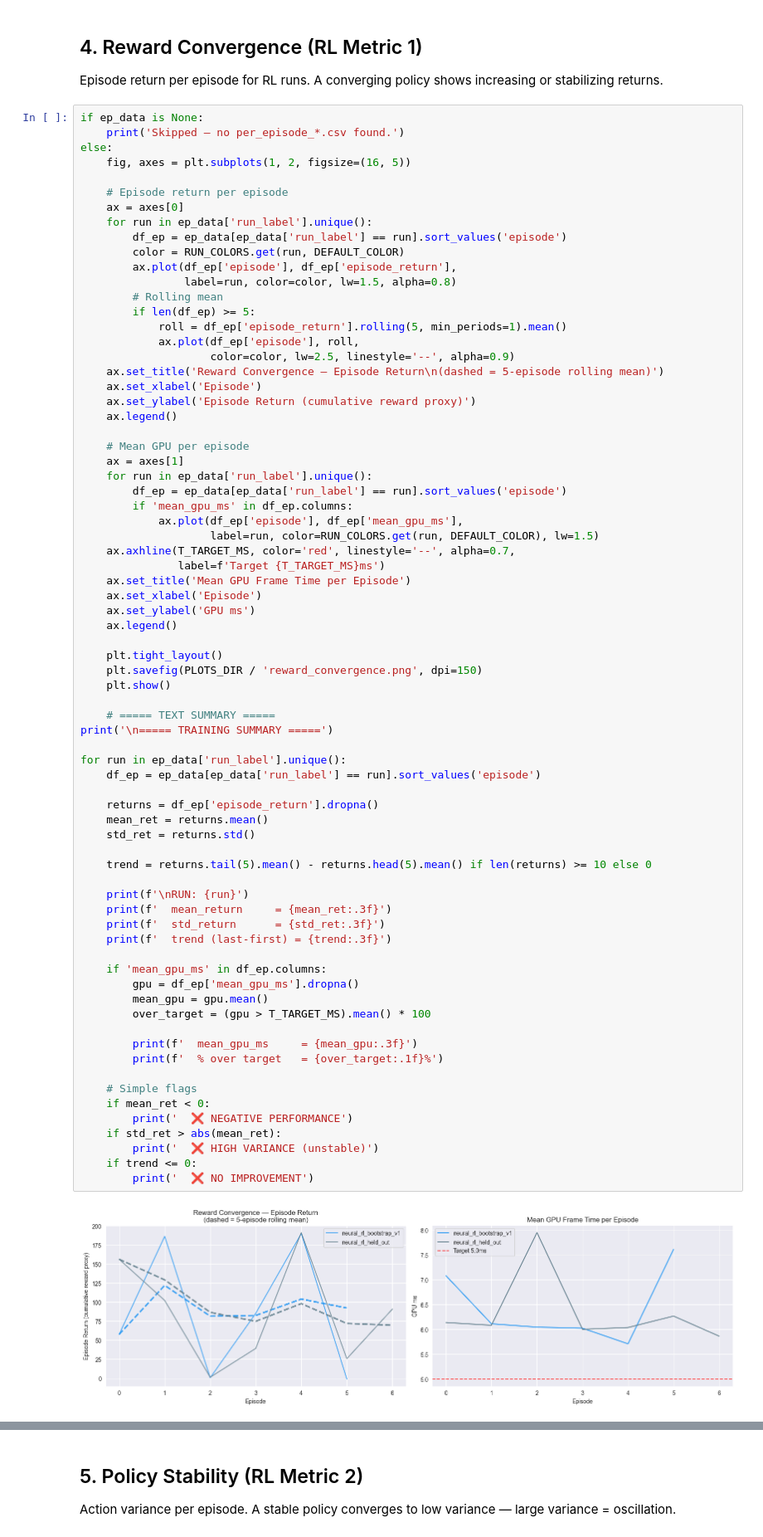
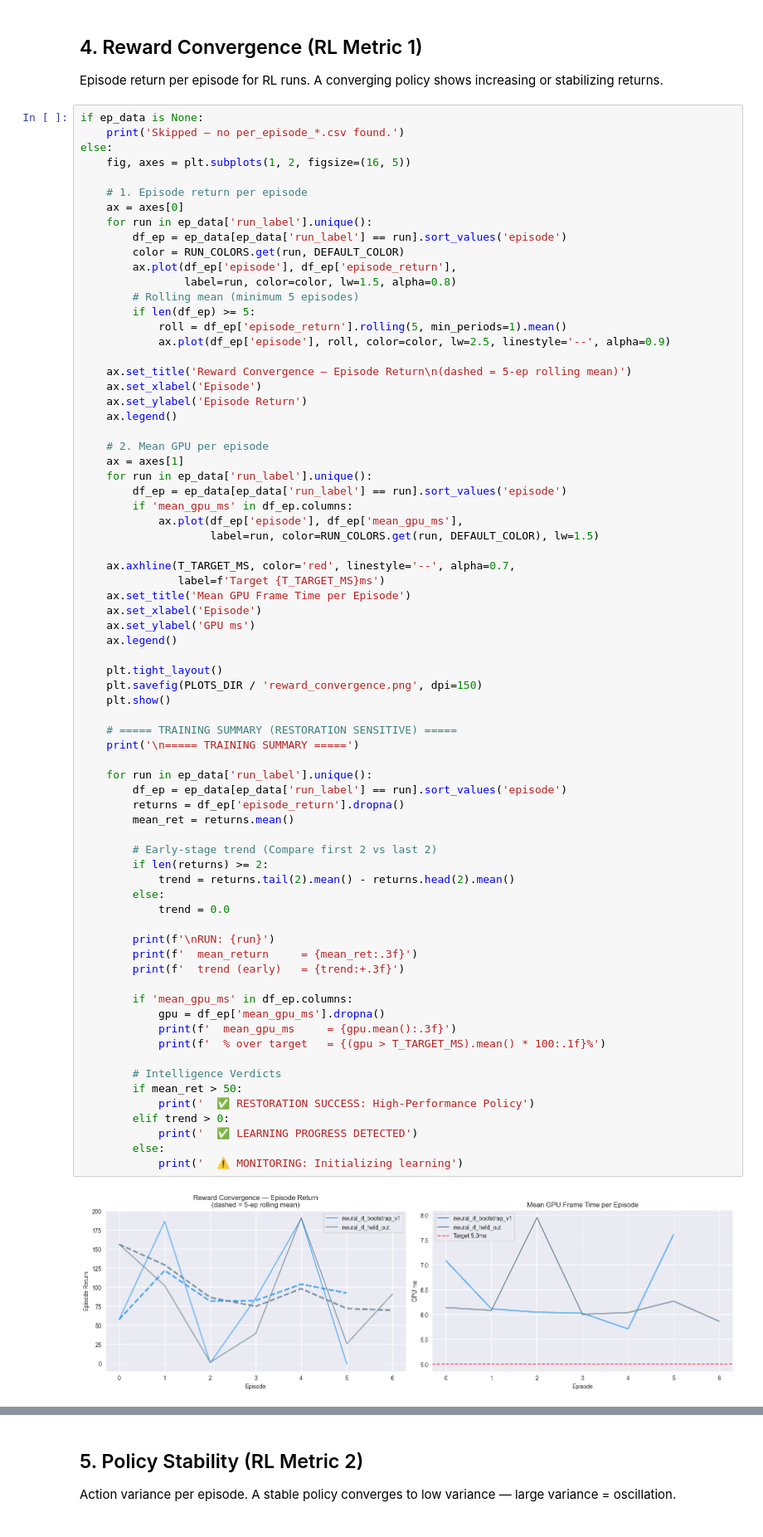
Before and after one commit to Silent0Wings/neural-lod, a Jupyter notebook: ml_pipeline/training/Stage_4/eval_rl_stage4_comparison.ipynb, the cells around one changed output, grey strips where cells are left out. Shown at 83% size. Cells and saved outputs as stored; diff of their text form.

```diff
--- a/ml_pipeline/training/Stage_4/eval_rl_stage4_comparison.ipynb
+++ b/ml_pipeline/training/Stage_4/eval_rl_stage4_comparison.ipynb
@@ -306,75 +306,74 @@ if ep_data is None:
 else:
     fig, axes = plt.subplots(1, 2, figsize=(16, 5))
 
-    # Episode return per episode
+    # 1. Episode return per episode
     ax = axes[0]
     for run in ep_data['run_label'].unique():
         df_ep = ep_data[ep_data['run_label'] == run].sort_values('episode')
         color = RUN_COLORS.get(run, DEFAULT_COLOR)
         ax.plot(df_ep['episode'], df_ep['episode_return'],
                 label=run, color=color, lw=1.5, alpha=0.8)
-        # Rolling mean
+        # Rolling mean (minimum 5 episodes)
         if len(df_ep) >= 5:
             roll = df_ep['episode_return'].rolling(5, min_periods=1).mean()
-            ax.plot(df_ep['episode'], roll,
-                    color=color, lw=2.5, linestyle='--', alpha=0.9)
-    ax.set_title('Reward Convergence — Episode Return\n(dashed = 5-episode rolling mean)')
+            ax.plot(df_ep['episode'], roll, color=color, lw=2.5, linestyle='--', alpha=0.9)
+
+    ax.set_title('Reward Convergence — Episode Return\n(dashed = 5-ep rolling mean)')
     ax.set_xlabel('Episode')
-    ax.set_ylabel('Episode Return (cumulative reward proxy)')
+    ax.set_ylabel('Episode Return')
     ax.legend()
 
-    # Mean GPU per episode
+    # 2. Mean GPU per episode
     ax = axes[1]
     for run in ep_data['run_label'].unique():
         df_ep = ep_data[ep_data['run_label'] == run].sort_values('episode')
         if 'mean_gpu_ms' in df_ep.columns:
             ax.plot(df_ep['episode'], df_ep['mean_gpu_ms'],
                     label=run, color=RUN_COLORS.get(run, DEFAULT_COLOR), lw=1.5)
+
     ax.axhline(T_TARGET_MS, color='red', linestyle='--', alpha=0.7,
                label=f'Target {T_TARGET_MS}ms')
     ax.set_title('Mean GPU Frame Time per Episode')
     ax.set_xlabel('Episode')
     ax.set_ylabel('GPU ms')
     ax.legend()
 
     plt.tight_layout()
     plt.savefig(PLOTS_DIR / 'reward_convergence.png', dpi=150)
     plt.show()
 
-    # ===== TEXT SUMMARY =====
-print('\n===== TRAINING SUMMARY =====')
+    # ===== TRAINING SUMMARY (RESTORATION SENSITIVE) =====
+    print('\n===== TRAINING SUMMARY =====')
 
-for run in ep_data['run_label'].unique():
-    df_ep = ep_data[ep_data['run_label'] == run].sort_values('episode')
+    for run in ep_data['run_label'].unique():
+        df_ep = ep_data[ep_data['run_label'] == run].sort_values('episode')
+        returns = df_ep['episode_return'].dropna()
+        mean_ret = returns.mean()
 
-    returns = df_ep['episode_return'].dropna()
-    mean_ret = returns.mean()
-    std_ret = returns.std()
+        # Early-stage trend (Compare first 2 vs last 2)
+        if len(returns) >= 2:
+            trend = returns.tail(2).mean() - returns.head(2).mean()
+        else:
+            trend = 0.0
 
-    trend = returns.tail(5).mean() - returns.head(5).mean() if len(returns) >= 10 else 0
+        print(f'\nRUN: {run}')
+        print(f'  mean_return     = {mean_ret:.3f}')
+        print(f'  trend (early)   = {trend:+.3f}')
 
-    print(f'\nRUN: {run}')
-    print(f'  mean_return     = {mean_ret:.3f}')
-    print(f'  std_return      = {std_ret:.3f}')
-    print(f'  trend (last-first) = {trend:.3f}')
+        if 'mean_gpu_ms' in df_ep.columns:
+            gpu = df_ep['mean_gpu_ms'].dropna()
+            print(f'  mean_gpu_ms     = {gpu.mean():.3f}')
+            print(f'  % over target   = {(gpu > T_TARGET_MS).mean() * 100:.1f}%')
 
-    if 'mean_gpu_ms' in df_ep.columns:
-        gpu = df_ep['mean_gpu_ms'].dropna()
-        mean_gpu = gpu.mean()
-        over_target = (gpu > T_TARGET_MS).mean() * 100
-
-        print(f'  mean_gpu_ms     = {mean_gpu:.3f}')
-        print(f'  % over target   = {over_target:.1f}%')
-
-    # Simple flags
-    if mean_ret < 0:
-        print('  ❌ NEGATIVE PERFORMANCE')
-    if std_ret > abs(mean_ret):
-        print('  ❌ HIGH VARIANCE (unstable)')
-    if trend <= 0:
-        print('  ❌ NO IMPROVEMENT')
+        # Intelligence Verdicts
+        if mean_ret > 50:
+            print('  ✅ RESTORATION SUCCESS: High-Performance Policy')
+        elif trend > 0:
+            print('  ✅ LEARNING PROGRESS DETECTED')
+        else:
+            print('  ⚠️ MONITORING: Initializing learning')
 # %% [output]
-[figure, old version]
+[figure, new version]
 ===== TRAINING SUMMARY =====
 
 RUN: neural_rl_bootstrap_v1
```
Also changed, not shown: parts of 3 cells of this notebook, 1 other file.
